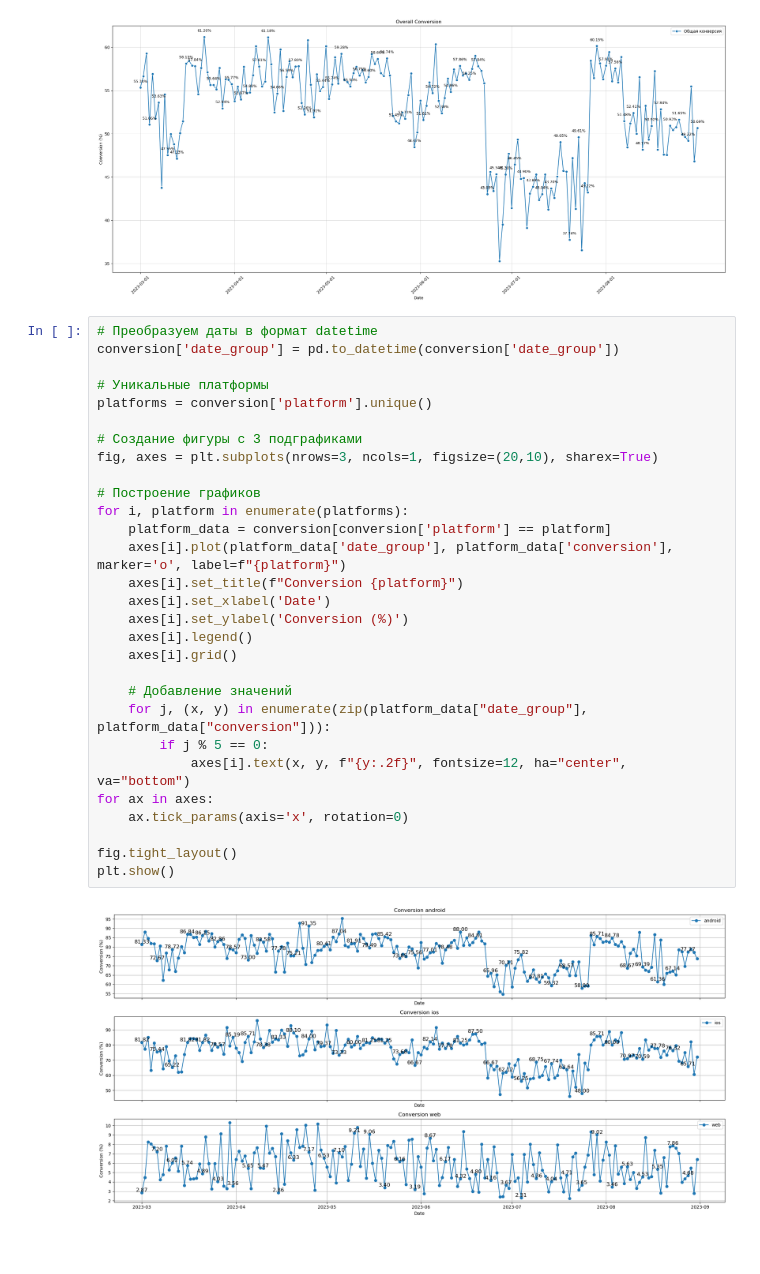
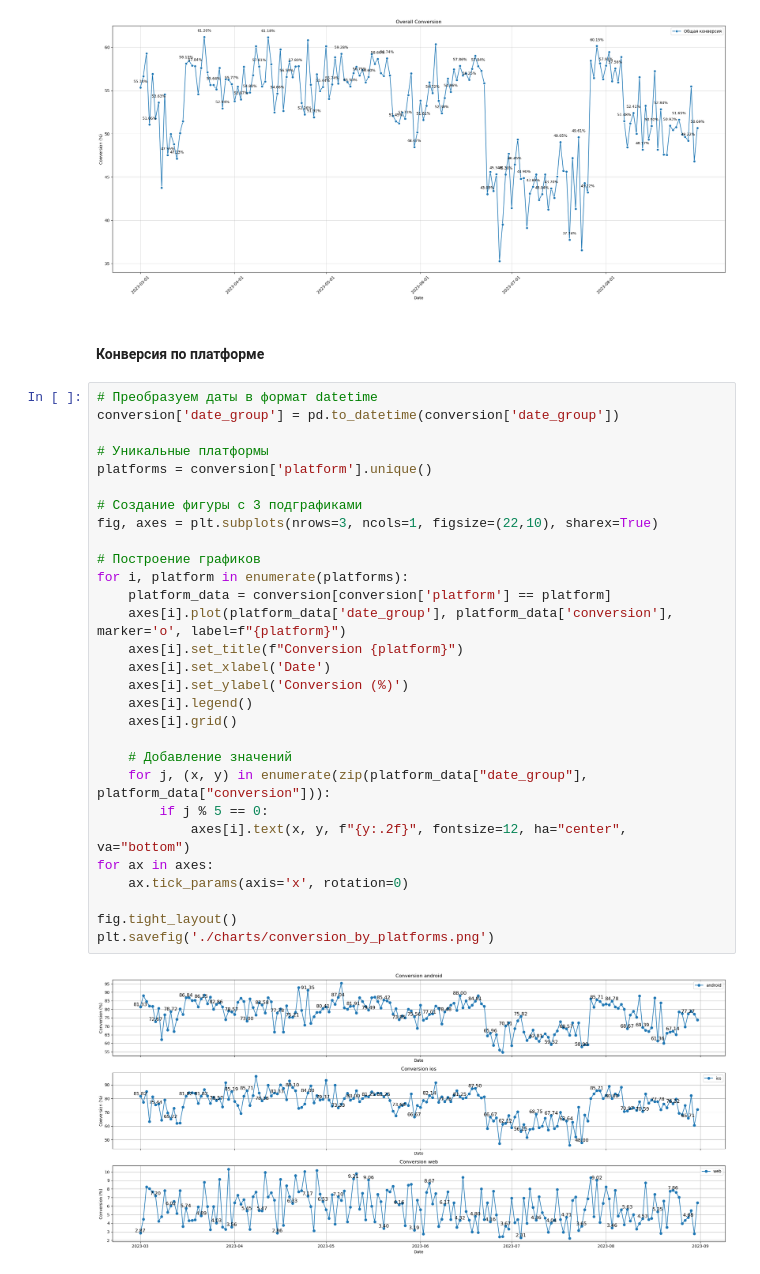
Before and after one commit to Maxim00se/data-analytics-project-100, a Jupyter notebook: data_analysis_notebook.ipynb, the cells around one changed output. Cells and saved outputs as stored; diff of their text form; blank space fills up the shorter version.

```diff
--- a/data_analysis_notebook.ipynb
+++ b/data_analysis_notebook.ipynb
@@ -318,34 +318,36 @@ plt.tight_layout()
 plt.savefig('./charts/overall_conversion.png')
 # %% [output]
 [figure]
+# %% [markdown]
+#### Конверсия по платформе
 # %%
 # Преобразуем даты в формат datetime
 conversion['date_group'] = pd.to_datetime(conversion['date_group'])
 
 # Уникальные платформы
 platforms = conversion['platform'].unique()
 
 # Создание фигуры с 3 подграфиками
-fig, axes = plt.subplots(nrows=3, ncols=1, figsize=(20,10), sharex=True)
+fig, axes = plt.subplots(nrows=3, ncols=1, figsize=(22,10), sharex=True)
 
 # Построение графиков
 for i, platform in enumerate(platforms):
     platform_data = conversion[conversion['platform'] == platform]
     axes[i].plot(platform_data['date_group'], platform_data['conversion'], marker='o', label=f"{platform}")
     axes[i].set_title(f"Conversion {platform}")
     axes[i].set_xlabel('Date')
     axes[i].set_ylabel('Conversion (%)')
     axes[i].legend()
     axes[i].grid()
 
     # Добавление значений
     for j, (x, y) in enumerate(zip(platform_data["date_group"], platform_data["conversion"])):
         if j % 5 == 0:
             axes[i].text(x, y, f"{y:.2f}", fontsize=12, ha="center", va="bottom")
 for ax in axes:
     ax.tick_params(axis='x', rotation=0)
 
 fig.tight_layout()
-plt.show()
+plt.savefig('./charts/conversion_by_platforms.png')
 # %% [output]
-[figure, old version]
+[figure, new version]
```
Also changed, not shown: parts of 4 cells of this notebook, 4 other files.
